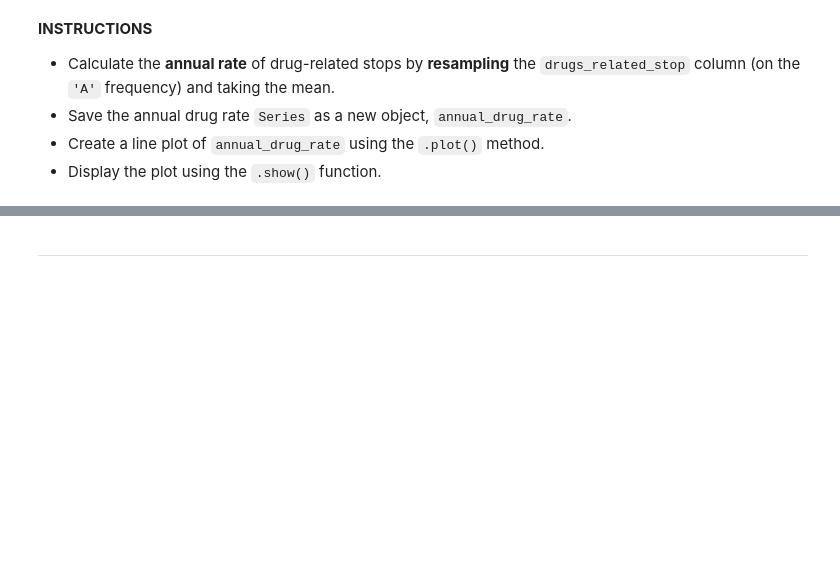
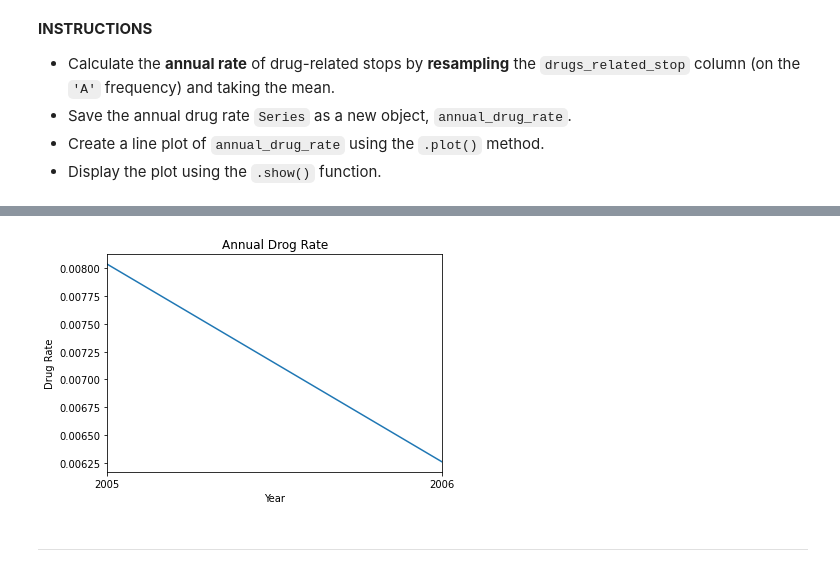
Before and after one commit to Bir01/02_DATA_SCIENCE_DATA_ANALYTICS_MODULE, a Jupyter notebook: 2- Weekly Agendas/Week_5/TrafficPoliceStopProject_Part-3_Visual-Exploratory-Data-Analysis_Student.ipynb, the cells around one changed output, grey strips where cells are left out. Saved outputs shown, nothing was run; the diff lists cells and outputs as text; code cells hidden in the pictures; blank space fills up the shorter version.

```diff
--- a/2- Weekly Agendas/Week_5/TrafficPoliceStopProject_Part-3_Visual-Exploratory-Data-Analysis_Student.ipynb
+++ b/2- Weekly Agendas/Week_5/TrafficPoliceStopProject_Part-3_Visual-Exploratory-Data-Analysis_Student.ipynb
@@ -78,3 +254,13 @@ The Boolean column ``drugs_related_stop`` indicates whether drugs were found dur
+# %%
+annual_drug_rate.plot()
+
+plt.title("Annual Drog Rate")
+plt.xlabel("Year")
+plt.ylabel("Drug Rate")
+
+plt.show()
+# %% [output]
+[figure, added]
 # %% [markdown]
 ***
 # %% [markdown]
```
Also changed, not shown: parts of 53 cells of this notebook, 2 other files.
